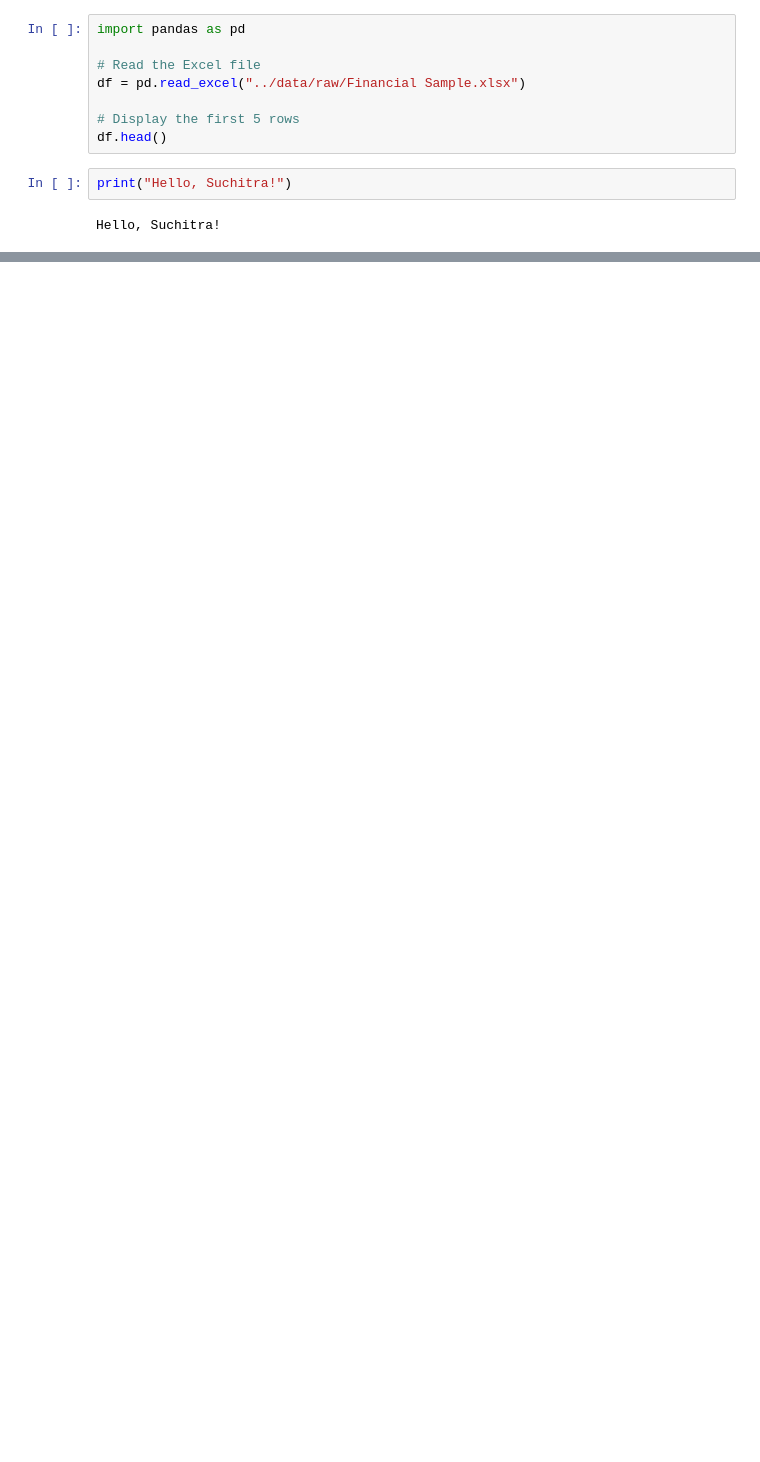
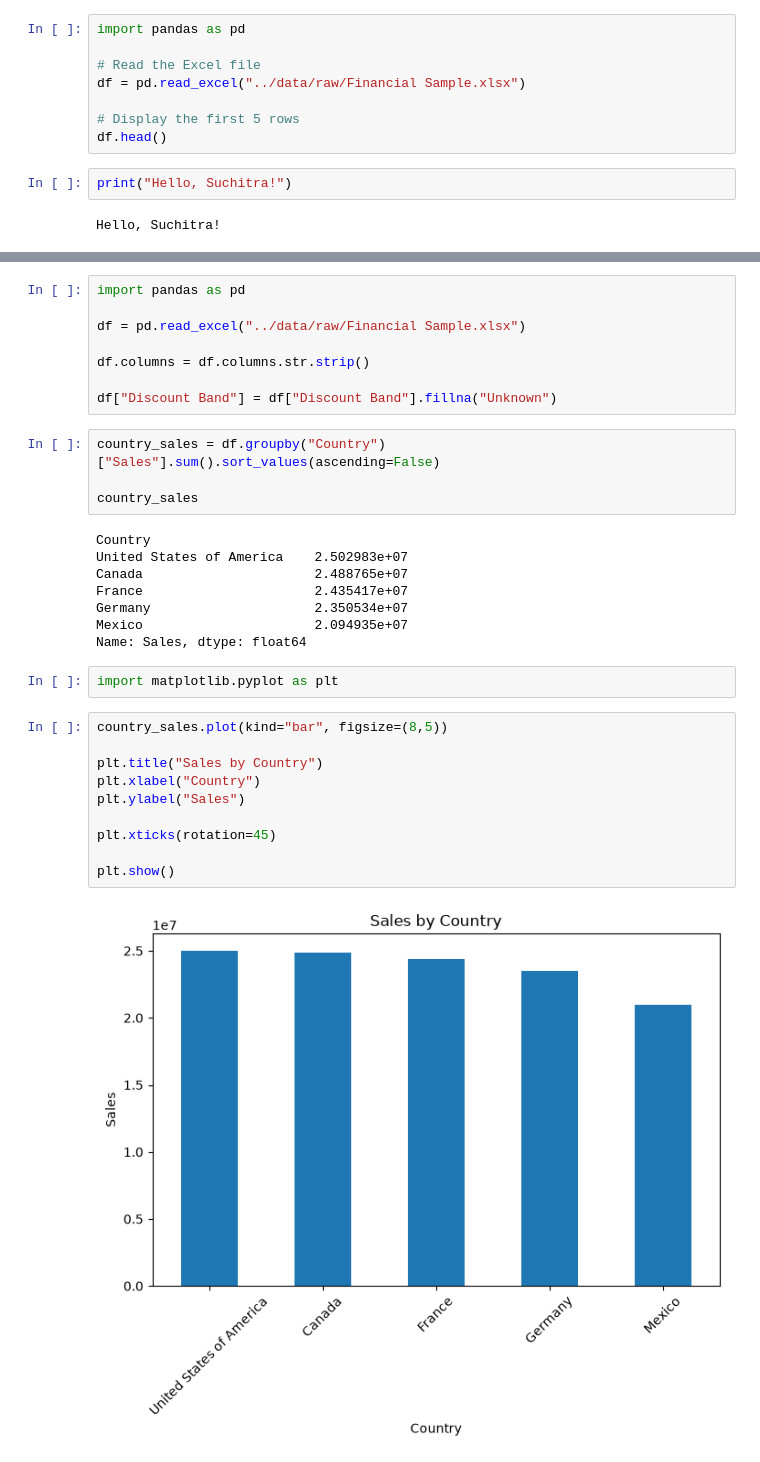
Before and after one commit to Suchi1902/Financial_Performance_Dashboard, a Jupyter notebook: python/data_cleaning.ipynb, the cells around one changed output, grey strips where cells are left out. Cells and saved outputs as stored; diff of their text form; blank space fills up the shorter version.

Commit message:
Added EDA charts and SQL analysis

```diff
--- a/python/data_cleaning.ipynb
+++ b/python/data_cleaning.ipynb
@@ -63,0 +399,34 @@ Hello, Suchitra!
+# %%
+import pandas as pd
+
+df = pd.read_excel("../data/raw/Financial Sample.xlsx")
+
+df.columns = df.columns.str.strip()
+
+df["Discount Band"] = df["Discount Band"].fillna("Unknown")
+# %%
+country_sales = df.groupby("Country")["Sales"].sum().sort_values(ascending=False)
+
+country_sales
+# %% [output]
+Country
+United States of America    2.502983e+07
+Canada                      2.488765e+07
+France                      2.435417e+07
+Germany                     2.350534e+07
+Mexico                      2.094935e+07
+Name: Sales, dtype: float64
+# %%
+import matplotlib.pyplot as plt
+# %%
+country_sales.plot(kind="bar", figsize=(8,5))
+
+plt.title("Sales by Country")
+plt.xlabel("Country")
+plt.ylabel("Sales")
+
+plt.xticks(rotation=45)
+
+plt.show()
+# %% [output]
+[figure, added]
```
Also changed, not shown: parts of 36 cells of this notebook, 9 other files.
